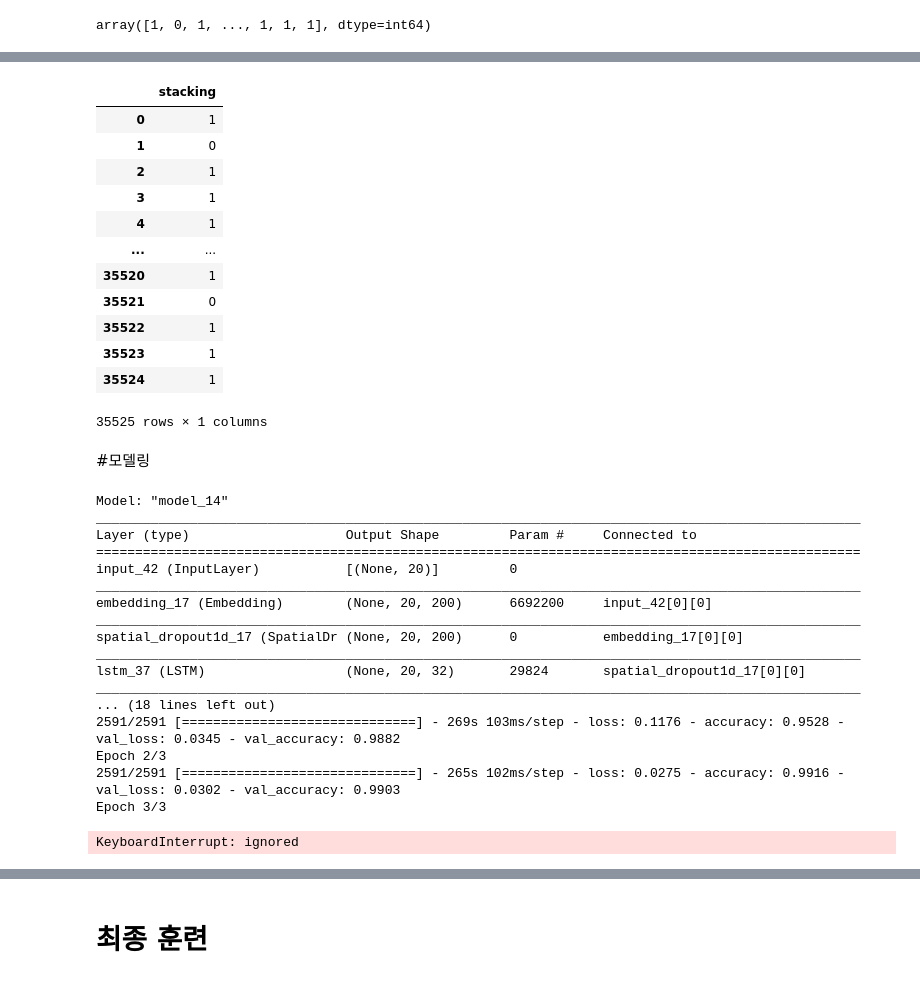
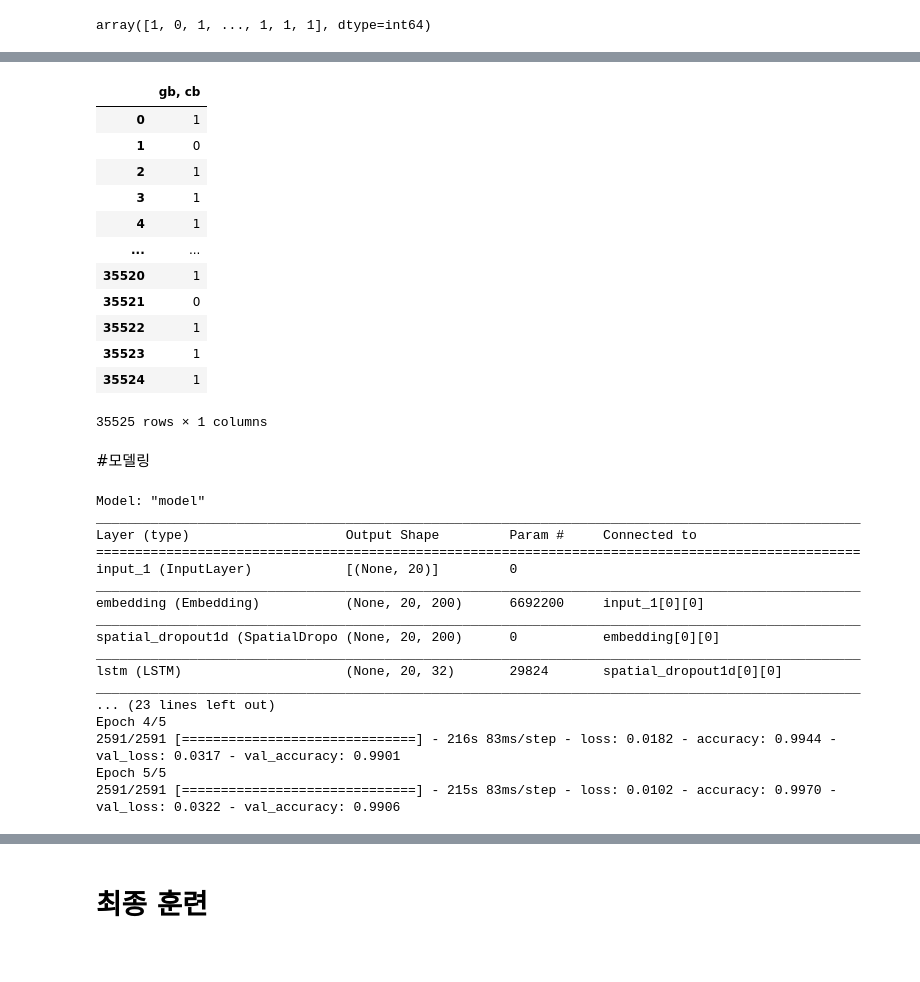
Before and after one commit to juhee3199/fake-news-detection, a Jupyter notebook: stacking.ipynb, the cells around one changed output, grey strips where cells are left out. Cells and saved outputs as stored; diff of their text form; code cells hidden in the pictures.

```diff
--- a/stacking.ipynb
+++ b/stacking.ipynb
@@ -327,9 +327,9 @@ gbm_params = {
 }
 
 
-grid_cv = GridSearchCV(gb_clf, param_grid = gbm_params, cv = 3)
-grid_cv.fit(X_train, y_train)
+gb_grid = GridSearchCV(gb_clf, param_grid = gbm_params, cv = 3)
+gb_grid.fit(X_train, y_train)
 
-print('최적 하이퍼 파라미터:\n', grid_cv.best_params_)
-print('최고 예측 정확도: {0:.6f}'.format(grid_cv.best_score_))
+print('최적 하이퍼 파라미터:\n', gb_grid.best_params_)
+print('최고 예측 정확도: {0:.6f}'.format(gb_grid.best_score_))
 # %% [output]
@@ -420,11 +418,11 @@ ada_params = {
 }
 
 
-grid_cv = GridSearchCV(ada_clf, param_grid = ada_params, cv = 3)
-grid_cv.fit(X_train, y_train)
+ada_grid = GridSearchCV(ada_clf, param_grid = ada_params, cv = 3)
+ada_grid.fit(X_train, y_train)
 
-print('최적 하이퍼 파라미터:\n', grid_cv.best_params_)
-print('최고 예측 정확도: {0:.6f}'.format(grid_cv.best_score_))
+print('최적 하이퍼 파라미터:\n', ada_grid.best_params_)
+print('최고 예측 정확도: {0:.6f}'.format(ada_grid.best_score_))
 # %% [output]
 최적 하이퍼 파라미터:
  {'learning_rate': 0.1, 'n_estimators': 1000}
@@ -561,11 +559,11 @@ ext_params = {
 }
 
 
-grid_cv = GridSearchCV(ext_clf, param_grid = ext_params, cv = 3)
-grid_cv.fit(X_train, y_train)
+ext_cv = GridSearchCV(ext_clf, param_grid = ext_params, cv = 3)
+ext_cv.fit(X_train, y_train)
 
-print('최적 하이퍼 파라미터:\n', grid_cv.best_params_)
-print('최고 예측 정확도: {0:.6f}'.format(grid_cv.best_score_))
+print('최적 하이퍼 파라미터:\n', ext_cv.best_params_)
+print('최고 예측 정확도: {0:.6f}'.format(ext_cv.best_score_))
 # %% [output]
 최적 하이퍼 파라미터:
  {'n_estimators': 1000}
@@ -593,7 +591,7 @@ grid_cv.get_params
              scoring=None, verbose=0)>
 # %%
 # predict
-ext_pred = grid_cv.best_estimator_.predict(X_valid)
+ext_pred = ext_cv.best_estimator_.predict(X_valid)
 
 ext_acc = accuracy_score(y_valid, ext_pred)
 ext_acc
@@ -679,8 +684,8 @@ stacking_acc
 # %%
-stacking_valid_pred = pd.DataFrame(ext_pred, columns =['stacking'])
+stacking_valid_pred = pd.DataFrame(ext_pred, columns =['gb, cb'])
 stacking_valid_pred
 # %% [output]
-|  | stacking |
+|  | gb, cb |
 | 0 | 1 |
 | 1 | 0 |
 | 2 | 1 |
@@ -730,7 +739,7 @@ checkpoint_cb = keras.callbacks.ModelCheckpoint("hyerim_add_feature_best_model2.
                                                save_best_only = True)
 
 # 하이퍼파라미터
-max_epoch = 3
+max_epoch = 5
 batch_size = 32
 learning_rate = 0.001
 
@@ -739,22 +748,21 @@ history = model.fit(x=[X_train[:,:max_len],X_train[:,-feature_num:]], y=y_train,
                 batch_size = batch_size,  validation_data = ((X_valid[:,:max_len],X_valid[:,-feature_num:]),y_valid), validation_batch_size = batch_size,
                  callbacks = [checkpoint_cb])
 # %% [output]
-Model: "model_14"
+Model: "model"
 __________________________________________________________________________________________________
 Layer (type)                    Output Shape         Param #     Connected to
 ==================================================================================================
-input_42 (InputLayer)           [(None, 20)]         0
+input_1 (InputLayer)            [(None, 20)]         0
 __________________________________________________________________________________________________
-embedding_17 (Embedding)        (None, 20, 200)      6692200     input_42[0][0]
+embedding (Embedding)           (None, 20, 200)      6692200     input_1[0][0]
 __________________________________________________________________________________________________
-spatial_dropout1d_17 (SpatialDr (None, 20, 200)      0           embedding_17[0][0]
+spatial_dropout1d (SpatialDropo (None, 20, 200)      0           embedding[0][0]
 __________________________________________________________________________________________________
-lstm_37 (LSTM)                  (None, 20, 32)       29824       spatial_dropout1d_17[0][0]
+lstm (LSTM)                     (None, 20, 32)       29824       spatial_dropout1d[0][0]
 __________________________________________________________________________________________________
-... (18 lines left out)
-2591/2591 [==============================] - 269s 103ms/step - loss: 0.1176 - accuracy: 0.9528 - val_loss: 0.0345 - val_accuracy: 0.9882
-Epoch 2/3
-2591/2591 [==============================] - 265s 102ms/step - loss: 0.0275 - accuracy: 0.9916 - val_loss: 0.0302 - val_accuracy: 0.9903
-Epoch 3/3
+... (23 lines left out)
+Epoch 4/5
+2591/2591 [==============================] - 216s 83ms/step - loss: 0.0182 - accuracy: 0.9944 - val_loss: 0.0317 - val_accuracy: 0.9901
+Epoch 5/5
+2591/2591 [==============================] - 215s 83ms/step - loss: 0.0102 - accuracy: 0.9970 - val_loss: 0.0322 - val_accuracy: 0.9906
-KeyboardInterrupt: ignored
 # %%
```
Also changed, not shown: parts of 18 cells of this notebook.
